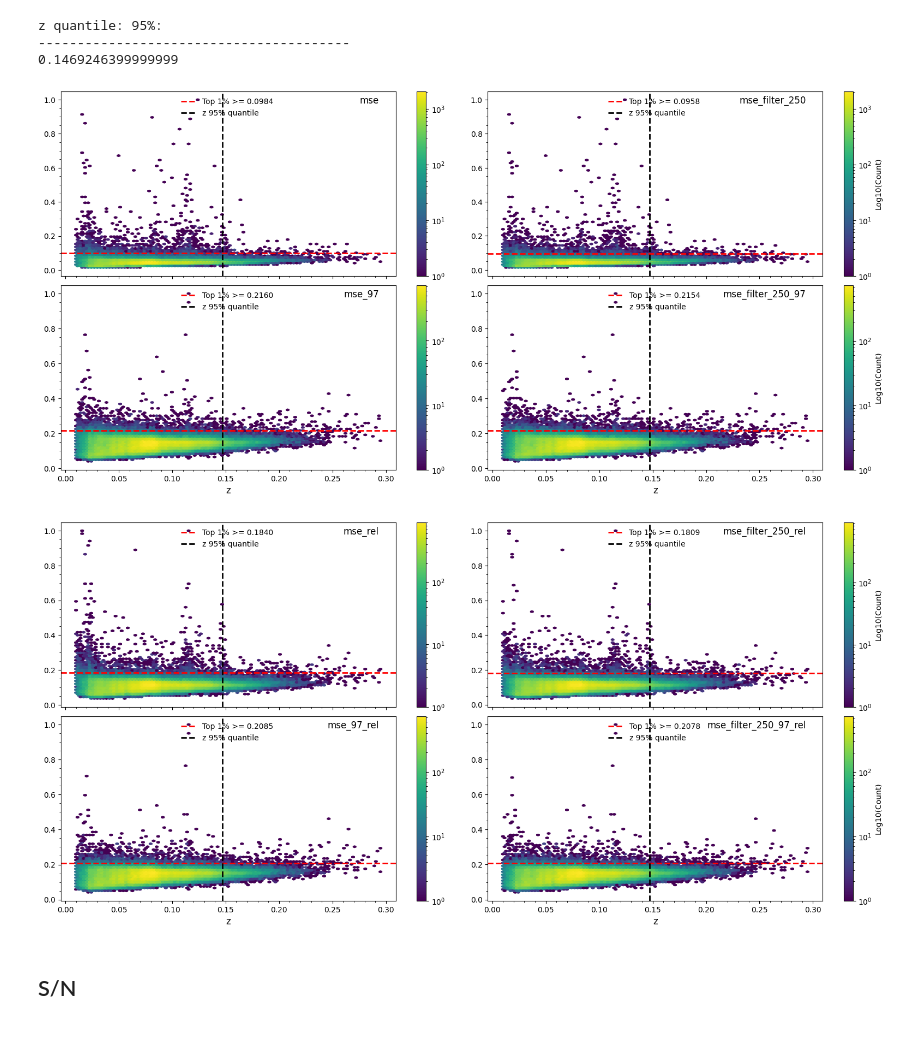
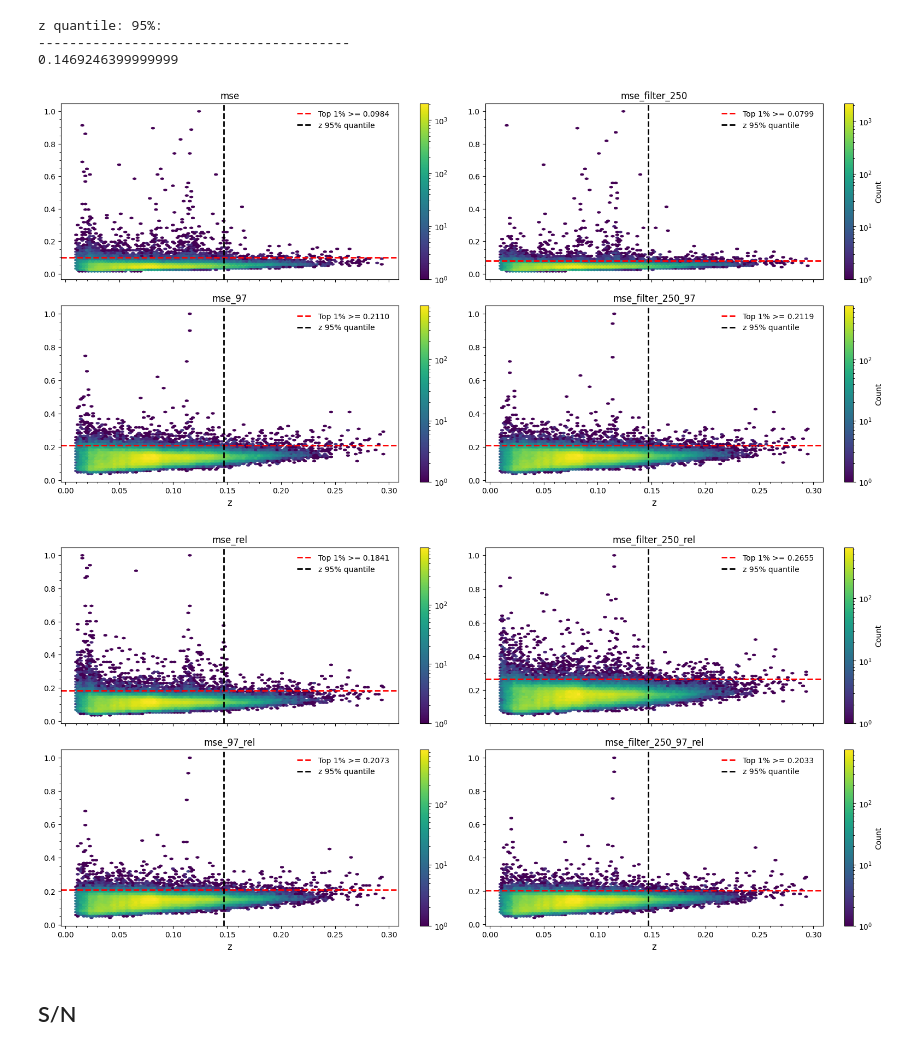
Before and after one commit to ed-ortizm/anomaly, a Jupyter notebook: thesis/01_scores.ipynb, the cells around one changed output. Saved outputs shown, nothing was run; the diff lists cells and outputs as text; code cells hidden in the pictures.

Commit message:
feature: update scores and anomaly overview with the right anomaly scores

```diff
--- a/thesis/01_scores.ipynb
+++ b/thesis/01_scores.ipynb
@@ -144,13 +143,14 @@ def plot_hist_score_z_snr(
 
         # Formatting
         axs[i].minorticks_on()
-        axs[i].text(
-            0.95, 0.95,
-            score,
-            horizontalalignment="right", verticalalignment="center",
-            transform=axs[i].transAxes,
-            fontsize=12
-        )
+        # axs[i].text(
+        #     0.95, 0.95,
+        #     score,
+        #     horizontalalignment="right", verticalalignment="center",
+        #     transform=axs[i].transAxes,
+        #     fontsize=12
+        # )
+        axs[i].set_title(score, fontsize=12)
 
         if i == 2 or i == 3:
             axs[i].set_xlabel(x_label, fontsize=12)
@@ -158,7 +158,7 @@ def plot_hist_score_z_snr(
         # Add colorbar
         cb = fig.colorbar(hb, ax=axs[i])
         if i == 1 or i == 3:
-            cb.set_label('Log10(Count)')
+            cb.set_label('Count')
 
     return fig, axs
 # %% [markdown]
@@ -366,9 +375,16 @@ fig.savefig(
 # %% [markdown]
 ## Data prep
 # %%
-merged_df = score_03_df.join(final_meta_df[['z', 'snMedian']], how='inner').copy()
-score_cols = mse_cols + mse_rel_cols
-merged_df[score_cols] = merged_df[score_cols] / merged_df[score_cols].max()
+merged_df = score_03_df.join(
+    final_meta_df[['z', 'snMedian']],
+    how='inner'
+).copy()
+
+score_cols = score_03_df.columns.to_list()
+
+merged_df[score_cols] = merged_df[
+    score_cols
+] / merged_df[score_cols].max()
 # %%
 bad_specobjid = 531492683672217600
 broad_specobjid = 1924292192684238848
@@ -761,44 +805,44 @@ for i, score in enumerate(mse_cols):
         label=f'z {z_quantile}% quantile'
     )
 
-    axs[i].legend(frameon=False, loc='upper center')
+    axs[i].legend(frameon=False, loc='upper right')
 
 
 plt.subplots_adjust(
-    hspace=0.05,
-    wspace=0.02
+    hspace=0.15,
+    wspace=0.005
 )
 # %% [output]
-[figure, old version]
+[figure, new version]
 # %%
 fig, axs = plot_hist_score_z_snr(merged_df, mse_rel_cols, 'z', 'z')
 
 for i, score in enumerate(mse_rel_cols):
 
     axs[i].axhline(
         y=top_1_thresholds[score],
         color='red',
         linestyle='--',
         linewidth=2,
         label=f'Top 1% >= {top_1_thresholds[score]:.4f} '
     )
 
     axs[i].axvline(
         x=top_z_threshold,
         color='black',
         linestyle='--',
         linewidth=2,
         label=f'z {z_quantile}% quantile'
     )
 
-    axs[i].legend(frameon=False, loc='upper center')
+    axs[i].legend(frameon=False, loc='upper right')
 
 plt.subplots_adjust(
-    hspace=0.05,
-    wspace=0.02
+    hspace=0.15,
+    wspace=0.005
 )
 # %% [output]
-[figure, old version]
+[figure, new version]
 # %% [markdown]
 ## S/N
 # %%
```
Also changed, not shown: parts of 20 cells of this notebook, 2 other files.
